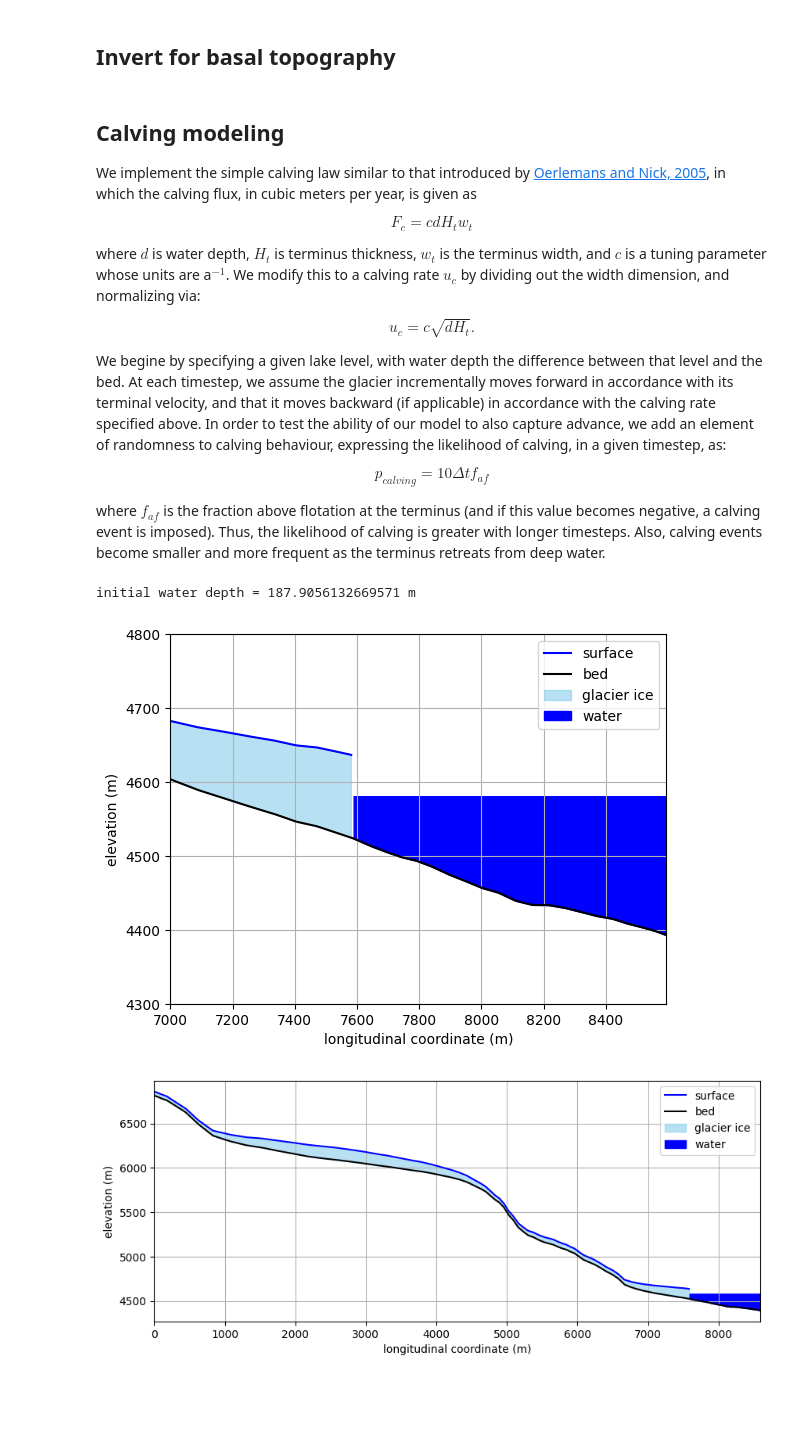
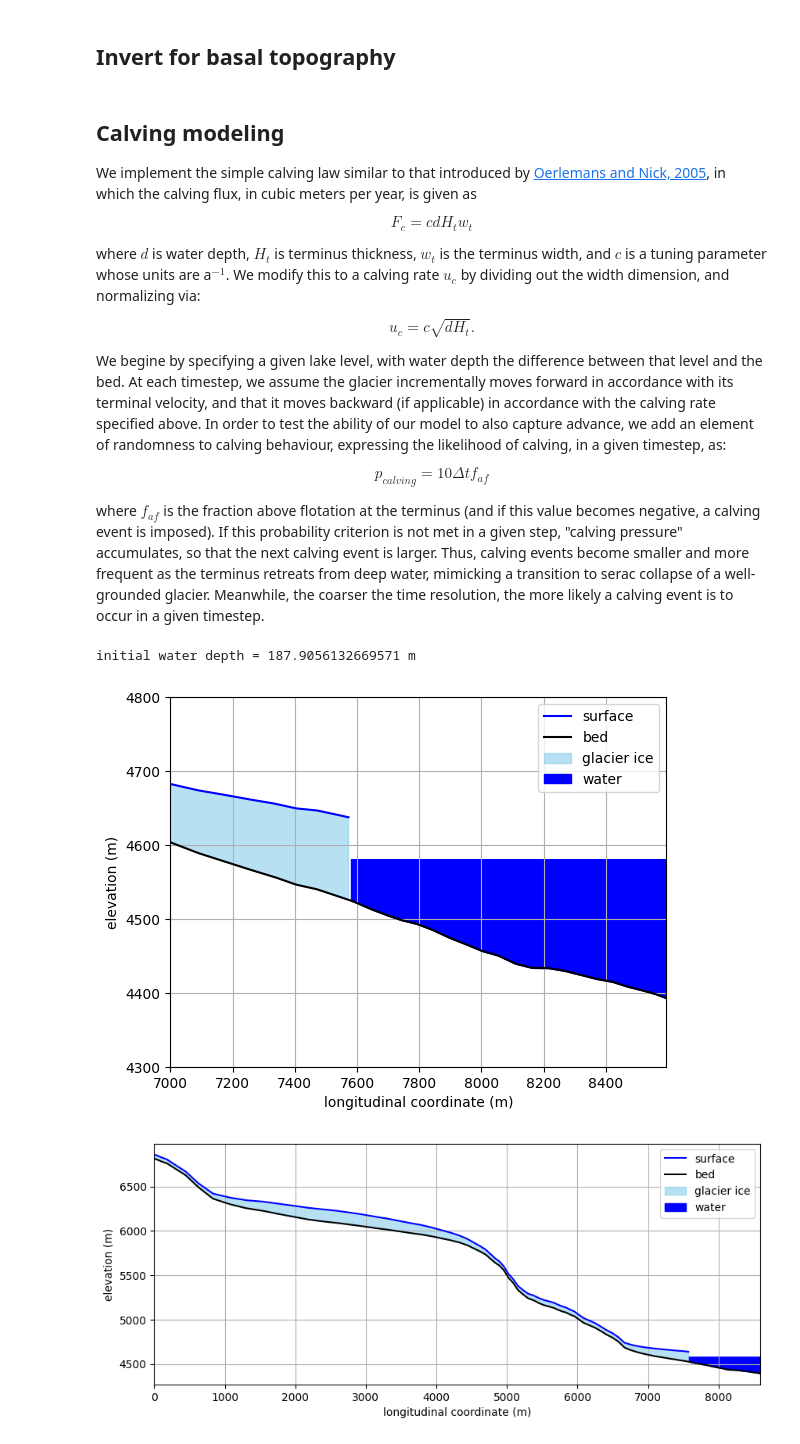
Before and after one commit to chrismiele/glimmer, a Jupyter notebook: 1D_modelling/SIA_calving_model.ipynb, the cells around one changed output. Drawn from its saved outputs; the diff is of its cells as text; code cells hidden in the pictures; blank space fills up the shorter version.

```diff
--- a/1D_modelling/SIA_calving_model.ipynb
+++ b/1D_modelling/SIA_calving_model.ipynb
@@ -192,7 +192,7 @@ We begine by specifying a given lake level, with water depth the difference betw
 
 $$p_{calving} = 10\Delta t f_{af}$$
 
-where $f_{af}$ is the fraction above flotation at the terminus (and if this value becomes negative, a calving event is imposed). Thus, the likelihood of calving is greater with longer timesteps. Also, calving events become smaller and more frequent as the terminus retreats from deep water.
+where $f_{af}$ is the fraction above flotation at the terminus (and if this value becomes negative, a calving event is imposed). If this probability criterion is not met in a given step, "calving pressure" accumulates, so that the next calving event is larger. Thus, calving events become smaller and more frequent as the terminus retreats from deep water, mimicking a transition to serac collapse of a well-grounded glacier. Meanwhile, the coarser the time resolution, the more likely a calving event is to occur in a given timestep.
 # %%
 mesh_0 = mesh
 mesh_1 = mesh
@@ -244,9 +244,14 @@ for step in trange(num_timesteps):
 
     calving_pressure += c*np.sqrt(max(H_t*d_t, 0))
     if np.random.random() > 10*Δt*f_af and f_af > 0:
-        u_c = 0
+        u_c = 0 #no calving
+    elif f_af <= 0:
+        c_temp = (-2.6 - c) #effectively increase c to 2.6 to avoid the glacier advancing into superbuoyant conditions
+        calving_pressure += c_temp*np.sqrt(max(H_t*d_t, 0))
+        u_c = calving_pressure
+        calving_pressure = 0
     else:
-        u_c = calving_pressure
+        u_c = calving_pressure #calve the appropriate length - including any previously suppressed calving
         calving_pressure = 0
     calving_rates.append(u_c)
     Δx = ((u_c + u_t)*Δt)
@@ -266,34 +271,34 @@ for step in trange(num_timesteps):
 
     flow_model = icepack.models.ShallowIce()
     flow_solver = icepack.solvers.FlowSolver(flow_model, **opts)
 
     u = flow_solver.diagnostic_solve(velocity = u, thickness = H, surface = s, fluidity = A)
     H = flow_solver.prognostic_solve(Δt, thickness = H, velocity = u, thickness_inflow = H_0, accumulation = a)
     s = icepack.compute_surface(bed = bed, thickness = H)
 
     bed_array = np.array(bed.at(mesh_1.X, tolerance = 1e-10))
     s_array = np.array(s.at(mesh_1.X, tolerance = 1e-10))
     water_mask = (w > bed0_array) & (mesh_0.X > x_t)
 
 
     plt.figure()
     plt.plot(mesh_1.X, s.at(mesh_1.X, tolerance = 1e-10), color = 'blue', label = 'surface')
     plt.plot(mesh_0.X, bed_0.at(mesh_0.X, tolerance = 1e-10), color = 'k', label = 'bed')
     plt.fill_between(mesh_1.X, bed_array, s_array, color = 'skyblue', alpha = 0.6, label = 'glacier ice')
     plt.fill_between(mesh_0.X, bed0_array, w, color = 'blue', where = water_mask, label = 'water')
     plt.legend(loc = 'upper right')
     plt.xlabel('longitudinal coordinate (m)')
     plt.ylabel('elevation (m)')
     plt.xlim(7000, mesh_0.mesh_length)
     plt.ylim(4300, 4800)
     plt.grid()
     plt.savefig(f'{step}')
     if step < num_timesteps - 1:
         plt.close()
     else:
         plt.show()
 # %% [output]
-[figure, old version]
+[figure, new version]
 # %%
 plt.figure(figsize = (10, 4))
 plt.plot(mesh_1.X, s.at(mesh_1.X, tolerance = 1e-10), color = 'blue', label = 'surface')
```
Also changed, not shown: 1 other file.
